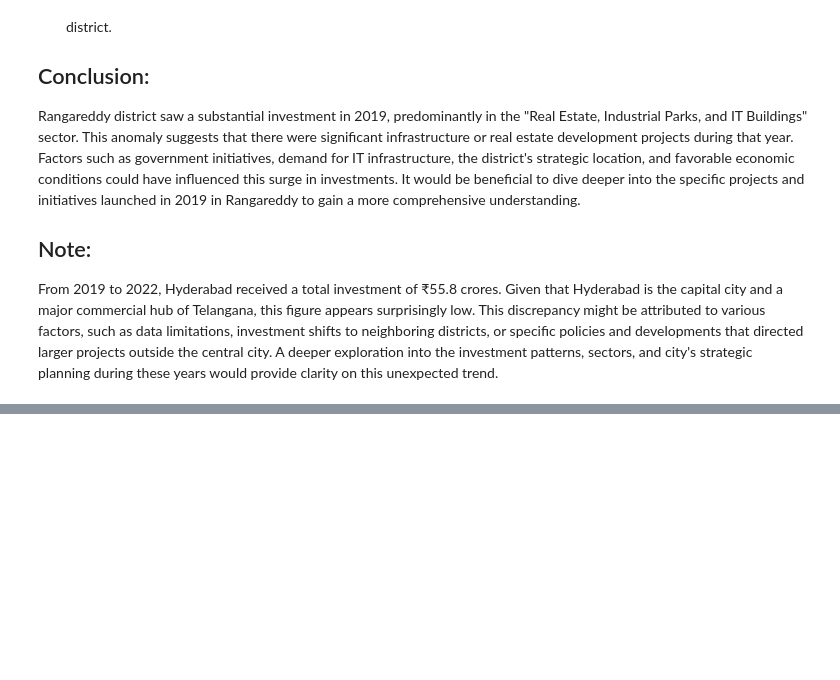
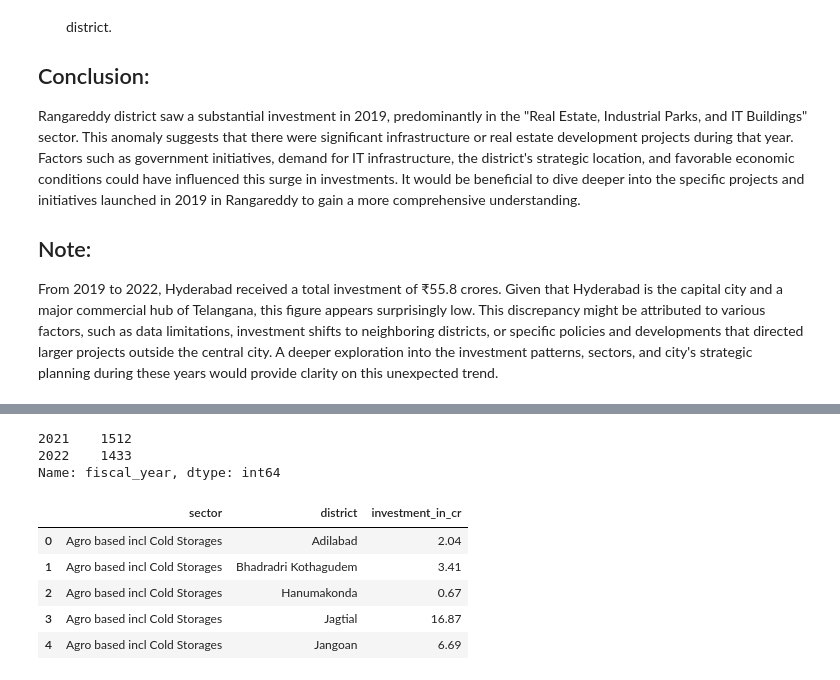
Before and after one commit to nani2357/Telangana_Growth_Analysis, a Jupyter notebook: notebooks/ts-ipass.ipynb, the cells around one changed output, grey strips where cells are left out. Cells and saved outputs as stored; diff of their text form; code cells hidden in the pictures; blank space fills up the shorter version.

```diff
--- a/notebooks/ts-ipass.ipynb
+++ b/notebooks/ts-ipass.ipynb
@@ -790,0 +795,22 @@ From 2019 to 2022, Hyderabad received a total investment of ₹55.8 crores. Give
+# %%
+# Filter the Data
+filtered_data = investments[investments['fiscal_year'].isin([2021, 2022])]
+filtered_data['fiscal_year'].value_counts()
+# %% [output]
+2021    1512
+2022    1433
+Name: fiscal_year, dtype: int64
+# %%
+#Group and Aggregate
+grouped_data = filtered_data.groupby(['sector', 'district']).agg({
+    'investment_in_cr': 'sum'
+}).reset_index()
+
+grouped_data.head()
+# %% [output]
+|  | sector | district | investment_in_cr |
+| 0 | Agro based incl Cold Storages | Adilabad | 2.04 |
+| 1 | Agro based incl Cold Storages | Bhadradri Kothagudem | 3.41 |
+| 2 | Agro based incl Cold Storages | Hanumakonda | 0.67 |
+| 3 | Agro based incl Cold Storages | Jagtial | 16.87 |
+| 4 | Agro based incl Cold Storages | Jangoan | 6.69 |
```
Also changed, not shown: parts of 11 cells of this notebook, 5 other files.
